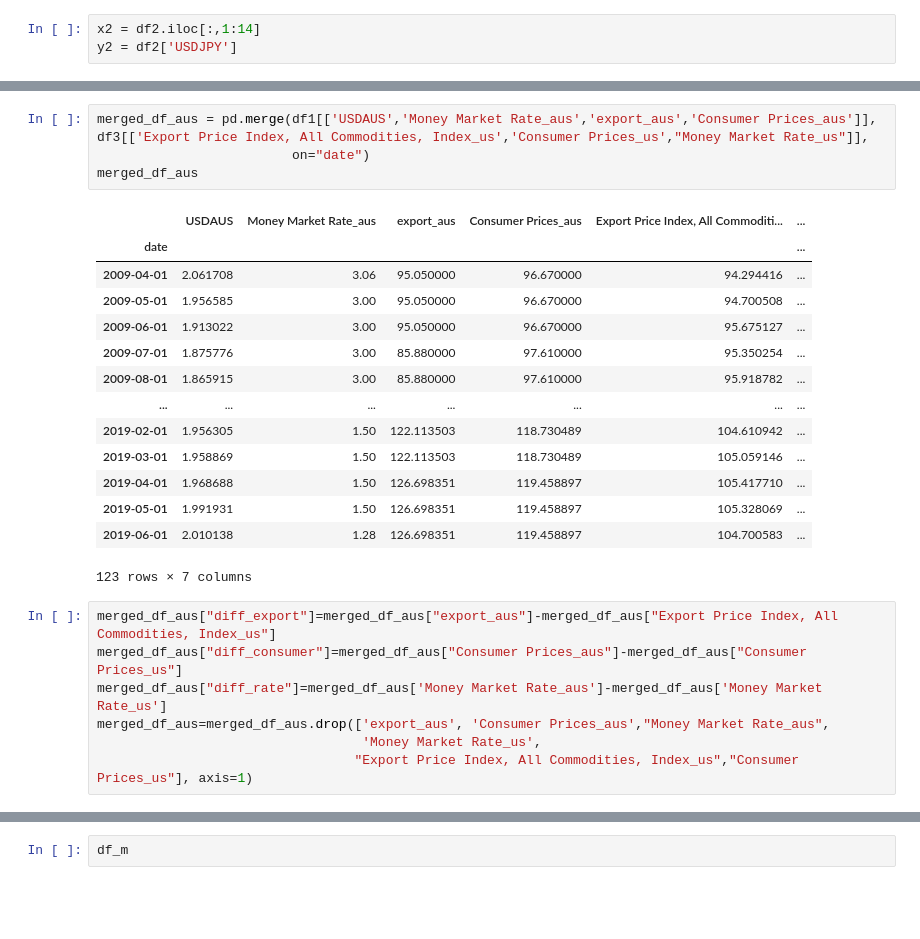
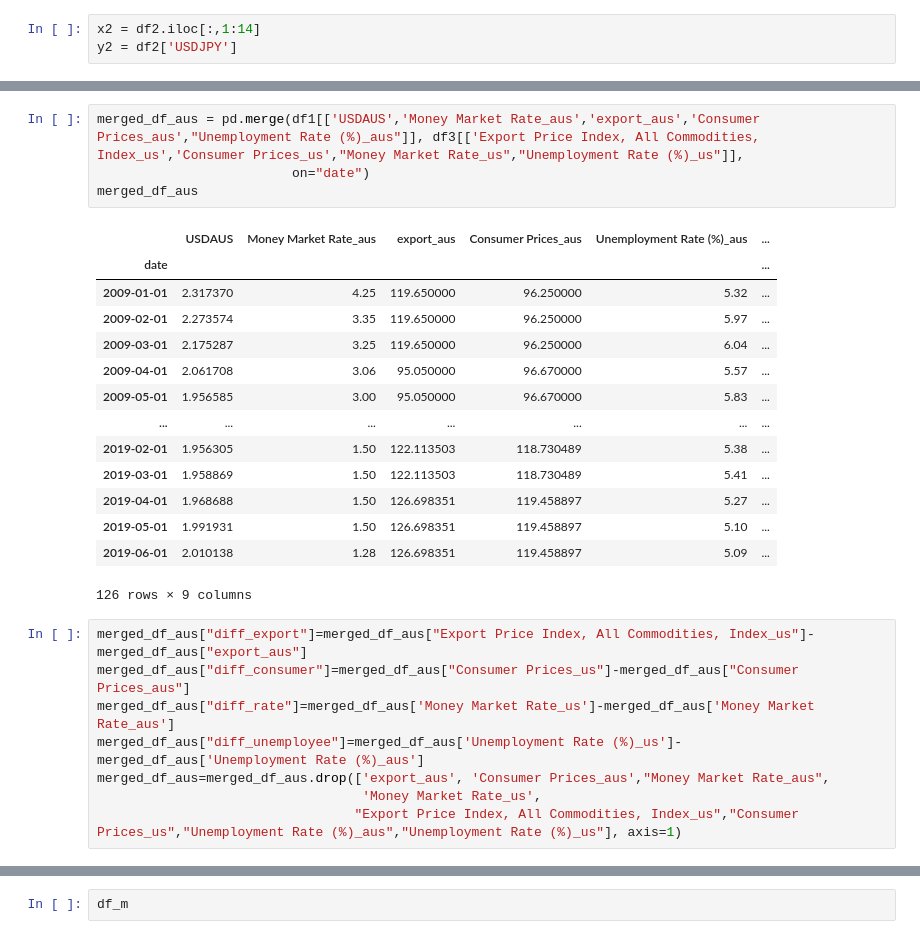
Before and after one commit to EmmaZhang04/Emma, a Jupyter notebook: capstone-coding part.ipynb, the cells around one changed output, grey strips where cells are left out. Drawn from its saved outputs; the diff is of its cells as text; blank space fills up the shorter version.

```diff
--- a/capstone-coding part.ipynb
+++ b/capstone-coding part.ipynb
@@ -191,29 +202,30 @@ memory usage: 14.4 KB
 # %%
-merged_df_aus = pd.merge(df1[['USDAUS','Money Market Rate_aus','export_aus','Consumer Prices_aus']], df3[['Export Price Index, All Commodities, Index_us','Consumer Prices_us',"Money Market Rate_us"]],
+merged_df_aus = pd.merge(df1[['USDAUS','Money Market Rate_aus','export_aus','Consumer Prices_aus',"Unemployment Rate (%)_aus"]], df3[['Export Price Index, All Commodities, Index_us','Consumer Prices_us',"Money Market Rate_us","Unemployment Rate (%)_us"]],
                          on="date")
 merged_df_aus
 # %% [output]
-|  | USDAUS | Money Market Rate_aus | export_aus | Consumer Prices_aus | Export Price Index, All Commoditi... | ... |
+|  | USDAUS | Money Market Rate_aus | export_aus | Consumer Prices_aus | Unemployment Rate (%)_aus | ... |
 | date |  |  |  |  |  | ... |
-| 2009-04-01 | 2.061708 | 3.06 | 95.050000 | 96.670000 | 94.294416 | ... |
-| 2009-05-01 | 1.956585 | 3.00 | 95.050000 | 96.670000 | 94.700508 | ... |
-| 2009-06-01 | 1.913022 | 3.00 | 95.050000 | 96.670000 | 95.675127 | ... |
-| 2009-07-01 | 1.875776 | 3.00 | 85.880000 | 97.610000 | 95.350254 | ... |
-| 2009-08-01 | 1.865915 | 3.00 | 85.880000 | 97.610000 | 95.918782 | ... |
+| 2009-01-01 | 2.317370 | 4.25 | 119.650000 | 96.250000 | 5.32 | ... |
+| 2009-02-01 | 2.273574 | 3.35 | 119.650000 | 96.250000 | 5.97 | ... |
+| 2009-03-01 | 2.175287 | 3.25 | 119.650000 | 96.250000 | 6.04 | ... |
+| 2009-04-01 | 2.061708 | 3.06 | 95.050000 | 96.670000 | 5.57 | ... |
+| 2009-05-01 | 1.956585 | 3.00 | 95.050000 | 96.670000 | 5.83 | ... |
 | ... | ... | ... | ... | ... | ... | ... |
-| 2019-02-01 | 1.956305 | 1.50 | 122.113503 | 118.730489 | 104.610942 | ... |
-| 2019-03-01 | 1.958869 | 1.50 | 122.113503 | 118.730489 | 105.059146 | ... |
-| 2019-04-01 | 1.968688 | 1.50 | 126.698351 | 119.458897 | 105.417710 | ... |
-| 2019-05-01 | 1.991931 | 1.50 | 126.698351 | 119.458897 | 105.328069 | ... |
-| 2019-06-01 | 2.010138 | 1.28 | 126.698351 | 119.458897 | 104.700583 | ... |
+| 2019-02-01 | 1.956305 | 1.50 | 122.113503 | 118.730489 | 5.38 | ... |
+| 2019-03-01 | 1.958869 | 1.50 | 122.113503 | 118.730489 | 5.41 | ... |
+| 2019-04-01 | 1.968688 | 1.50 | 126.698351 | 119.458897 | 5.27 | ... |
+| 2019-05-01 | 1.991931 | 1.50 | 126.698351 | 119.458897 | 5.10 | ... |
+| 2019-06-01 | 2.010138 | 1.28 | 126.698351 | 119.458897 | 5.09 | ... |
-123 rows × 7 columns
+126 rows × 9 columns
 # %%
-merged_df_aus["diff_export"]=merged_df_aus["export_aus"]-merged_df_aus["Export Price Index, All Commodities, Index_us"]
-merged_df_aus["diff_consumer"]=merged_df_aus["Consumer Prices_aus"]-merged_df_aus["Consumer Prices_us"]
-merged_df_aus["diff_rate"]=merged_df_aus['Money Market Rate_aus']-merged_df_aus['Money Market Rate_us']
+merged_df_aus["diff_export"]=merged_df_aus["Export Price Index, All Commodities, Index_us"]-merged_df_aus["export_aus"]
+merged_df_aus["diff_consumer"]=merged_df_aus["Consumer Prices_us"]-merged_df_aus["Consumer Prices_aus"]
+merged_df_aus["diff_rate"]=merged_df_aus['Money Market Rate_us']-merged_df_aus['Money Market Rate_aus']
+merged_df_aus["diff_unemployee"]=merged_df_aus['Unemployment Rate (%)_us']-merged_df_aus['Unemployment Rate (%)_aus']
 merged_df_aus=merged_df_aus.drop(['export_aus', 'Consumer Prices_aus',"Money Market Rate_aus",
                                   'Money Market Rate_us',
-                                 "Export Price Index, All Commodities, Index_us","Consumer Prices_us"], axis=1)
+                                 "Export Price Index, All Commodities, Index_us","Consumer Prices_us","Unemployment Rate (%)_aus","Unemployment Rate (%)_us"], axis=1)
 # %%
 merged_df_aus
 # %% [output]
```
Also changed, not shown: parts of 187 cells of this notebook.
